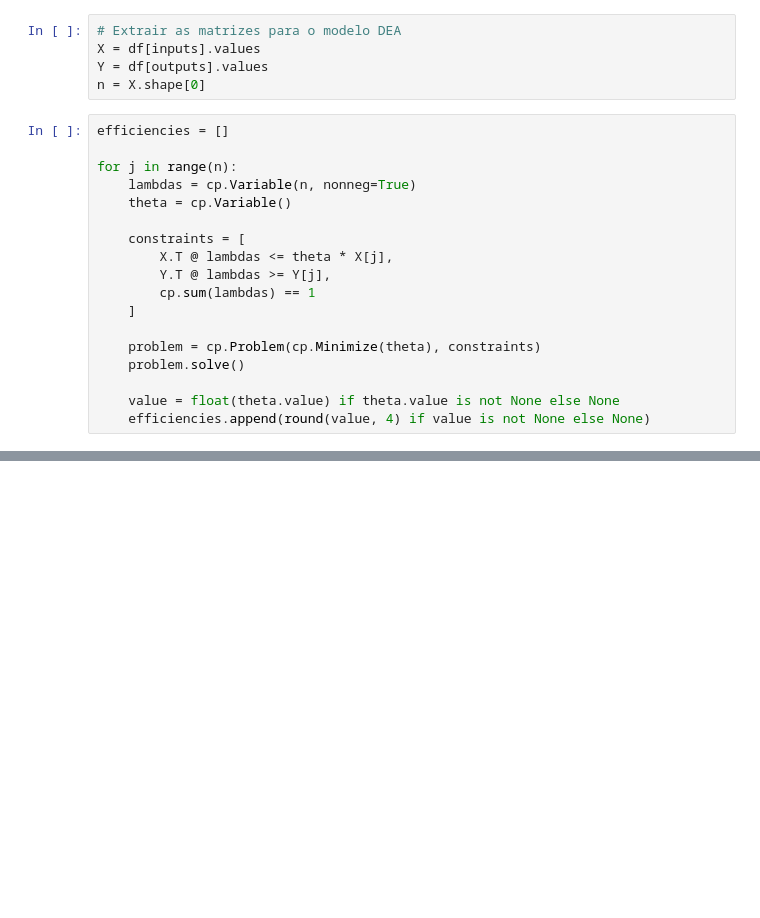
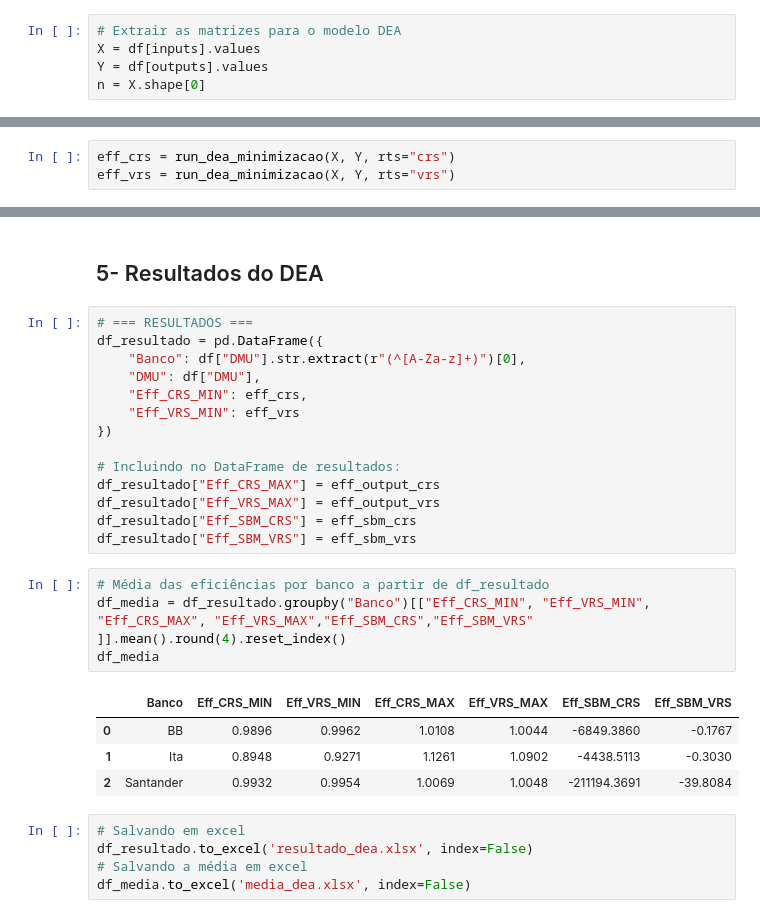
Before and after one commit to victordornelos/Modelo_DEA, a Jupyter notebook: Model_DEA.ipynb, the cells around one changed output, grey strips where cells are left out. Saved outputs shown, nothing was run; the diff lists cells and outputs as text; blank space fills up the shorter version.

```diff
--- a/Model_DEA.ipynb
+++ b/Model_DEA.ipynb
@@ -64,21 +64,3 @@ df[inputs + outputs] = df[inputs + outputs] / 1e6
 X = df[inputs].values
 Y = df[outputs].values
 n = X.shape[0]
-# %%
-efficiencies = []
-
-for j in range(n):
-    lambdas = cp.Variable(n, nonneg=True)
-    theta = cp.Variable()
-
-    constraints = [
-        X.T @ lambdas <= theta * X[j],
-        Y.T @ lambdas >= Y[j],
-        cp.sum(lambdas) == 1
-    ]
-
-    problem = cp.Problem(cp.Minimize(theta), constraints)
-    problem.solve()
-
-    value = float(theta.value) if theta.value is not None else None
-    efficiencies.append(round(value, 4) if value is not None else None)
@@ -125,0 +92,3 @@ media_por_banco
+# %%
+eff_crs = run_dea_minimizacao(X, Y, rts="crs")
+eff_vrs = run_dea_minimizacao(X, Y, rts="vrs")
@@ -125,0 +172,30 @@ media_por_banco
+# %% [markdown]
+## 5- Resultados do DEA
+# %%
+# === RESULTADOS ===
+df_resultado = pd.DataFrame({
+    "Banco": df["DMU"].str.extract(r"(^[A-Za-z]+)")[0],
+    "DMU": df["DMU"],
+    "Eff_CRS_MIN": eff_crs,
+    "Eff_VRS_MIN": eff_vrs
+})
+
+# Incluindo no DataFrame de resultados:
+df_resultado["Eff_CRS_MAX"] = eff_output_crs
+df_resultado["Eff_VRS_MAX"] = eff_output_vrs
+df_resultado["Eff_SBM_CRS"] = eff_sbm_crs
+df_resultado["Eff_SBM_VRS"] = eff_sbm_vrs
+# %%
+# Média das eficiências por banco a partir de df_resultado
+df_media = df_resultado.groupby("Banco")[["Eff_CRS_MIN", "Eff_VRS_MIN", "Eff_CRS_MAX", "Eff_VRS_MAX","Eff_SBM_CRS","Eff_SBM_VRS" ]].mean().round(4).reset_index()
+df_media
+# %% [output]
+|  | Banco | Eff_CRS_MIN | Eff_VRS_MIN | Eff_CRS_MAX | Eff_VRS_MAX | Eff_SBM_CRS | Eff_SBM_VRS |
+| 0 | BB | 0.9896 | 0.9962 | 1.0108 | 1.0044 | -6849.3860 | -0.1767 |
+| 1 | Ita | 0.8948 | 0.9271 | 1.1261 | 1.0902 | -4438.5113 | -0.3030 |
+| 2 | Santander | 0.9932 | 0.9954 | 1.0069 | 1.0048 | -211194.3691 | -39.8084 |
+# %%
+# Salvando em excel
+df_resultado.to_excel('resultado_dea.xlsx', index=False)
+# Salvando a média em excel
+df_media.to_excel('media_dea.xlsx', index=False)
```
Also changed, not shown: parts of 9 cells of this notebook, 2 other files.
